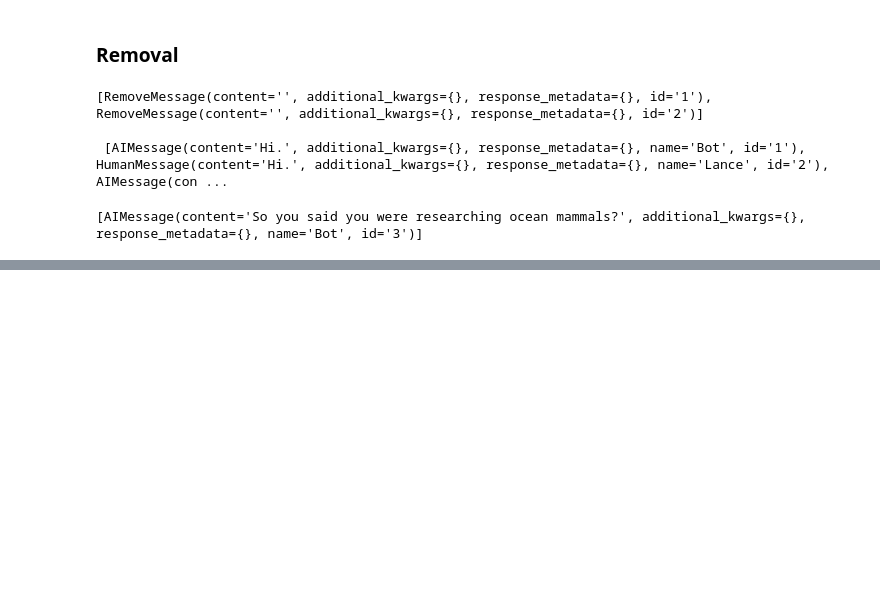
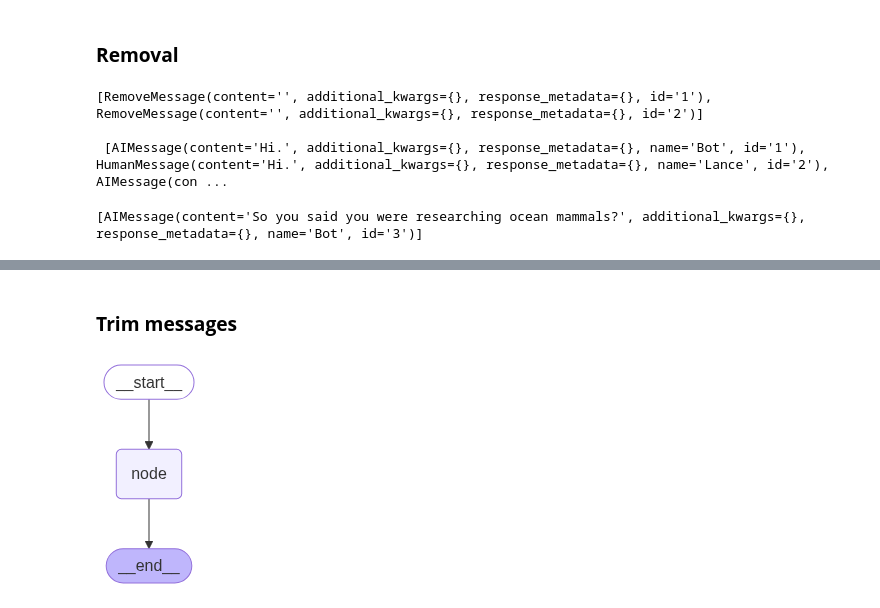
Before and after one commit to tanhoangkhoanguyen/LangChain-Academy, a Jupyter notebook: Introduction to LangGraph/Module-2_review.ipynb, the cells around one changed output, grey strips where cells are left out. Drawn from its saved outputs; the diff is of its cells as text; code cells hidden in the pictures; blank space fills up the shorter version.

```diff
--- a/Introduction to LangGraph/Module-2_review.ipynb
+++ b/Introduction to LangGraph/Module-2_review.ipynb
@@ -395,0 +495,45 @@ add_messages(messages , delete_messages)
+# %%
+import warnings
+warnings.filterwarnings("ignore")
+
+from dotenv import load_dotenv, find_dotenv
+from langchain_openai import ChatOpenAI
+
+_ = load_dotenv(find_dotenv())
+chat = ChatOpenAI(model = 'gpt-3.5-turbo', temperature = 0)
+
+from typing import TypedDict
+from typing_extensions import Annotated
+from langchain_core.messages import AnyMessage, trim_messages, HumanMessage
+from langgraph.graph.message import add_messages
+from langgraph.graph import StateGraph, END
+from IPython.display import display, Image
+# %% [markdown]
+### **Trim messages**
+# %%
+class State(TypedDict):
+    messages: Annotated[list[AnyMessage], add_messages]
+
+
+def node(state: State):
+    messages = trim_messages(
+            state["messages"],
+            max_tokens = 100,
+            strategy = "last",
+            token_counter = chat,
+            allow_partial = False,
+        )
+    return {"messages": [chat.invoke(messages)]}
+
+
+builder = StateGraph(State)
+builder.add_node("node", node)
+
+builder.set_entry_point("node")
+builder.add_edge("node", END)
+
+
+graph = builder.compile()
+display(Image(graph.get_graph().draw_mermaid_png()))
+# %% [output]
+[figure, added]
```
Also changed, not shown: parts of 10 cells of this notebook, 3 other files.
